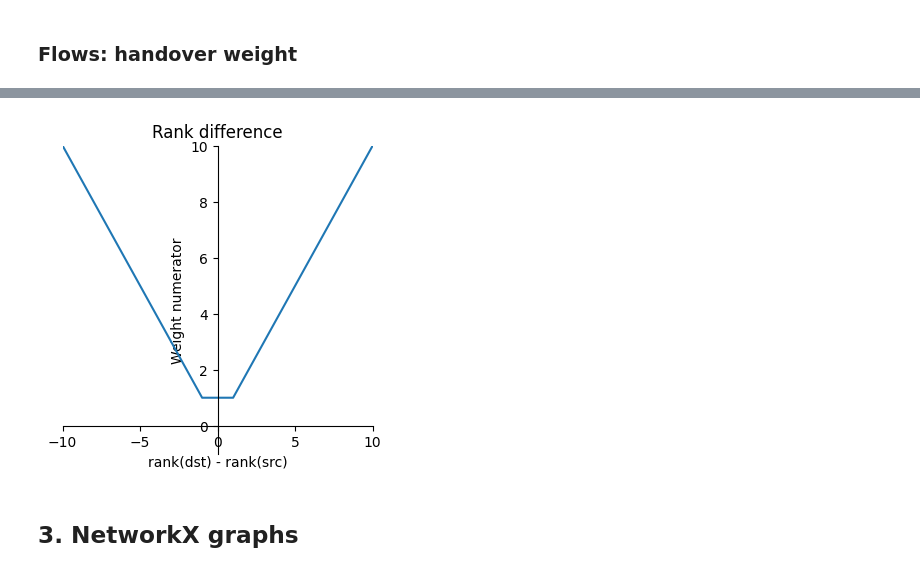
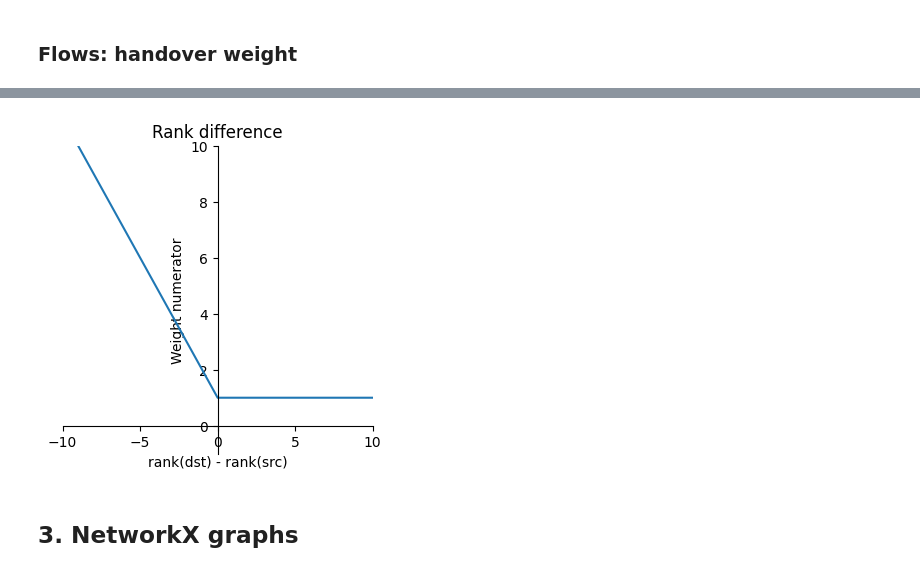
Before and after one commit to eakopyan/Popular-paths, a Jupyter notebook: HOProcess_v2/graph_analysis.ipynb, the cells around one changed output, grey strips where cells are left out. Saved outputs shown, nothing was run; the diff lists cells and outputs as text; code cells hidden in the pictures.

```diff
--- a/HOProcess_v2/graph_analysis.ipynb
+++ b/HOProcess_v2/graph_analysis.ipynb
@@ -177,19 +203,19 @@ Text(0, 0.5, 'Arc weight')
 # %%
 rank_diff = np.arange(-10, 11, 1)
 r_src = 0
-num = [max(1, abs(r_src-r_dst)) for r_dst in rank_diff]
+num = [max(1, r_src-r_dst+1) for r_dst in rank_diff]
 
 fig, ax = plt.subplots(figsize=(4,4))
 ax.set_title('Rank difference')
 ax.plot(rank_diff, num)
 ax.set_xlabel('rank(dst) - rank(src)')
 ax.set_ylabel('Weight numerator')
 ax.set_xlim(-10,10)
 ax.set_ylim(-1,10)
 ax.spines[["left", "bottom"]].set_position(("data", 0))
 ax.spines[["top", "right"]].set_visible(False)
 # %% [output]
-[figure, old version]
+[figure, new version]
 # %% [markdown]
 ## 3. NetworkX graphs
 # %%
```
Also changed, not shown: parts of 5 cells of this notebook.
